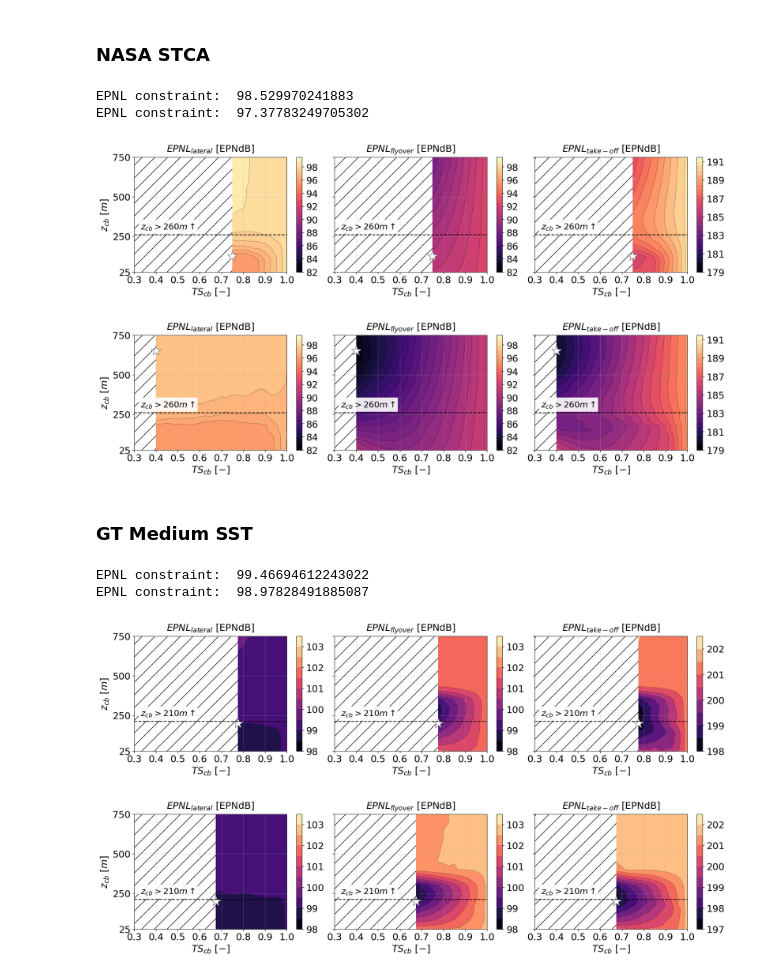
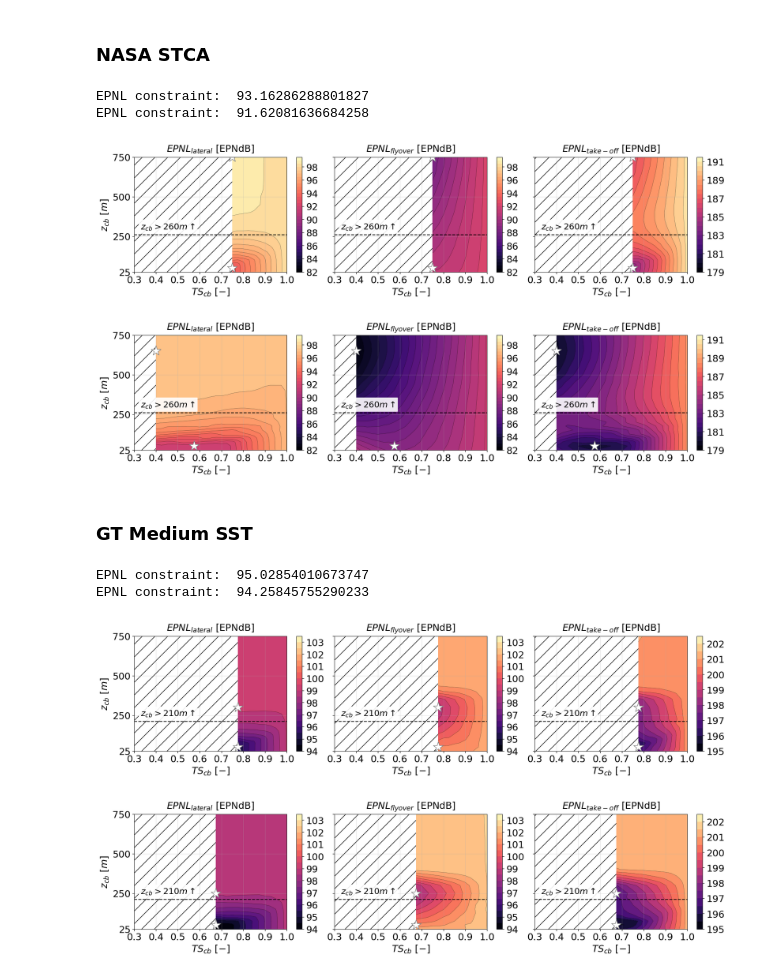
Before and after one commit to MIT-LAE/pyNA, a Jupyter notebook: pyNA/run/Figures - STCB design space sweep.ipynb, the cells around one changed output. Cells and saved outputs as stored; diff of their text form; code cells hidden in the pictures.

Commit message:
STCB sweep with corrected lateral attenuation model

```diff
--- a/pyNA/run/Figures - STCB design space sweep.ipynb
+++ b/pyNA/run/Figures - STCB design space sweep.ipynb
@@ -19,7 +19,7 @@ z_cb_lst = np.hstack((np.linspace(25, 250, 10), np.linspace(300, 750, 10)))
 
 TS_cb_lst = dict()
 TS_cb_lst['stca']= dict()
-TS_cb_lst['stca']['V2'] = np.linspace(0.70, 1.0, 13)[2:]
+TS_cb_lst['stca']['V2'] = np.linspace(0.75, 1.0, 11)
 TS_cb_lst['stca']['Vmax'] = np.linspace(0.4, 1.0, 25)
 TS_cb_lst['a10'] = dict()
 TS_cb_lst['a10']['V2'] = np.linspace(0.775, 1.0, 10)
@@ -42,10 +42,9 @@ k_lst = [1.2, 1.4]
 # %%
 def plot_stcb_design_sweep(ac_name, z_cb_lst, TS_cb_lst, epnl_lateral, epnl_flyover, epnl_lateral_pr, epnl_flyover_pr):
 
-    fontsize=16
-
     fig, ax = plt.subplots(1,3,figsize=(20,4), sharey=True, dpi=100)
     plt.style.use('../utils/plot.mplstyle')
+    fontsize=16
 
     lev_min = np.floor(np.min((np.min(epnl_lateral), np.min(epnl_flyover), np.min(epnl_lateral_pr), np.min(epnl_flyover_pr))))
     lev_max = np.ceil(np.max((np.max(epnl_lateral), np.max(epnl_flyover), np.max(epnl_lateral_pr), np.max(epnl_flyover_pr))))
@@ -95,7 +94,8 @@ def plot_stcb_design_sweep(ac_name, z_cb_lst, TS_cb_lst, epnl_lateral, epnl_flyo
         cbar2.set_ticks(np.arange(lev_min, lev_max+1, 1))
     ax[2].set_title(r'$EPNL_{take-off}$ [EPNdB]', pad=10)
 
-    i_base = np.unravel_index(np.argmin(epnl_total, axis=None), epnl_total.shape)
+    i_base1 = np.unravel_index(np.argmin(epnl_flyover, axis=None), epnl_total.shape)
+    i_base2 = np.unravel_index(np.argmin(epnl_total[:10,:], axis=None), epnl_total.shape)
 
     for i in np.arange(3):
         ax[i].set_xlim([0.30, 1.0])
@@ -104,7 +104,8 @@ def plot_stcb_design_sweep(ac_name, z_cb_lst, TS_cb_lst, epnl_lateral, epnl_flyo
         ax[i].set_xticks([0.3, 0.4, 0.5, 0.6, 0.7, 0.8, 0.9, 1.0])
         ax[i].set_yticks([25, 250, 500, 750])
         ax[i].fill_between([0.30, TS_cb_lst[0]], [25,25], [750,750], facecolor='w', hatch='/')
-        ax[i].plot([TS_cb_lst[i_base[1]]], [z_cb_lst[i_base[0]]], '*', markerfacecolor='w', markeredgecolor='grey', markersize=20)
+        ax[i].plot([TS_cb_lst[i_base1[1]]], [z_cb_lst[i_base1[0]]], '*', markerfacecolor='w', markeredgecolor='grey', markersize=20)
+        ax[i].plot([TS_cb_lst[i_base2[1]]], [z_cb_lst[i_base2[0]]], '*', markerfacecolor='w', markeredgecolor='grey', markersize=20)
 
         if ac_name == 'stca':
             ax[i].plot([0.3, 1.0], [260, 260], 'k--', linewidth=1.5)
@@ -119,7 +120,6 @@ def plot_stcb_design_sweep(ac_name, z_cb_lst, TS_cb_lst, epnl_lateral, epnl_flyo
     plt.subplots_adjust(wspace=0.05)
 
     # Print lateral noise constraints
-    i_base= np.unravel_index(np.argmin(epnl_flyover, axis=None), epnl_flyover.shape)
-    i_adv = np.unravel_index(np.argmin(epnl_lateral, axis=None), epnl_lateral.shape)
+    i_lat = np.unravel_index(np.argmin(epnl_lateral, axis=None), epnl_lateral.shape)
 
-    print("EPNL constraint: ", epnl_lateral[i_base])
+    print("EPNL constraint: ", epnl_lateral[i_lat])
@@ -126,38 +155,20 @@ def plot_stcb_design_sweep(ac_name, z_cb_lst, TS_cb_lst, epnl_lateral, epnl_flyo
 # %% [markdown]
 ### NASA STCA
 # %%
-epnl_lateral = dict()
-epnl_flyover = dict()
-epnl_lateral['stca'] = dict()
-epnl_flyover['stca'] = dict()
-
-epnl_lateral['stca']['V2'] = np.load('../cases/stca/output/STCB/V2/sweeps/epnl_lateral.npy')
-epnl_flyover['stca']['V2'] = np.load('../cases/stca/output/STCB/V2/sweeps/epnl_flyover.npy')
-epnl_lateral['stca']['Vmax'] = np.load('../cases/stca/output/STCB/Vmax/sweeps/epnl_lateral.npy')
-epnl_flyover['stca']['Vmax'] = np.load('../cases/stca/output/STCB/Vmax/sweeps/epnl_flyover.npy')
-
 plot_stcb_design_sweep('stca', z_cb_lst, TS_cb_lst['stca']['V2'], epnl_lateral['stca']['V2'], epnl_flyover['stca']['V2'], epnl_lateral['stca']['Vmax'], epnl_flyover['stca']['Vmax'])
 plot_stcb_design_sweep('stca', z_cb_lst, TS_cb_lst['stca']['Vmax'], epnl_lateral['stca']['Vmax'], epnl_flyover['stca']['Vmax'], epnl_lateral['stca']['V2'], epnl_flyover['stca']['V2'])
 # %% [output]
-EPNL constraint:  98.529970241883
-EPNL constraint:  97.37783249705302
+EPNL constraint:  93.16286288801827
+EPNL constraint:  91.62081636684258
-[figure, old version]
+[figure, new version]
-[figure, old version]
+[figure, new version]
 # %% [markdown]
 ### GT Medium SST
 # %%
-epnl_lateral['a10'] = dict()
-epnl_flyover['a10'] = dict()
-
-epnl_lateral['a10']['V2'] = np.load('../cases/a10/output/STCB/V2/sweeps/epnl_lateral.npy')
-epnl_flyover['a10']['V2'] = np.load('../cases/a10/output/STCB/V2/sweeps/epnl_flyover.npy')
-epnl_lateral['a10']['Vmax'] = np.load('../cases/a10/output/STCB/Vmax/sweeps/epnl_lateral.npy')
-epnl_flyover['a10']['Vmax'] = np.load('../cases/a10/output/STCB/Vmax/sweeps/epnl_flyover.npy')
-
-plot_stcb_design_sweep('a10', z_cb_lst, TS_cb_lst['a10']['V2'], epnl_lateral['a10']['V2'], epnl_flyover['a10']['V2'], epnl_lateral['a10']['V2'], epnl_flyover['a10']['V2'])
-plot_stcb_design_sweep('a10', z_cb_lst, TS_cb_lst['a10']['Vmax'], epnl_lateral['a10']['Vmax'], epnl_flyover['a10']['Vmax'], epnl_lateral['a10']['Vmax'], epnl_flyover['a10']['Vmax'])
+plot_stcb_design_sweep('a10', z_cb_lst, TS_cb_lst['a10']['V2'], epnl_lateral['a10']['V2'], epnl_flyover['a10']['V2'], epnl_lateral['a10']['Vmax'], epnl_flyover['a10']['Vmax'])
+plot_stcb_design_sweep('a10', z_cb_lst, TS_cb_lst['a10']['Vmax'], epnl_lateral['a10']['Vmax'], epnl_flyover['a10']['Vmax'], epnl_lateral['a10']['V2'], epnl_flyover['a10']['V2'])
 # %% [output]
-EPNL constraint:  99.46694612243022
-EPNL constraint:  98.97828491885087
+EPNL constraint:  95.02854010673747
+EPNL constraint:  94.25845755290233
-[figure, old version]
+[figure, new version]
-[figure, old version]
+[figure, new version]
```
Also changed, not shown: parts of 3 cells of this notebook, 30 other files.
